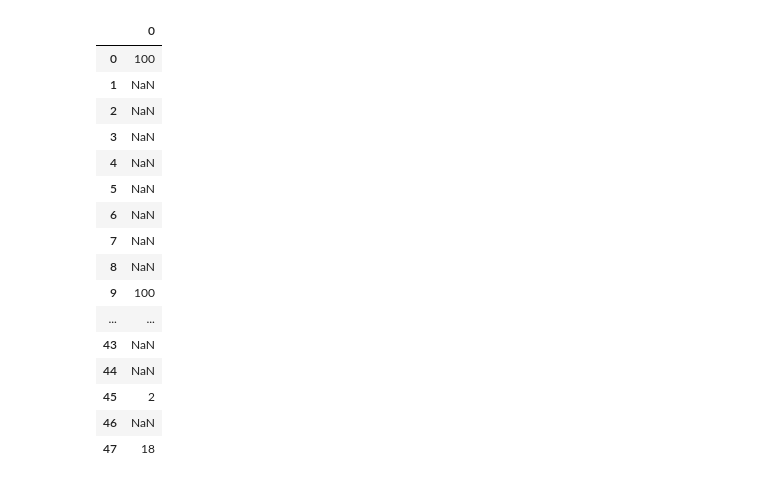
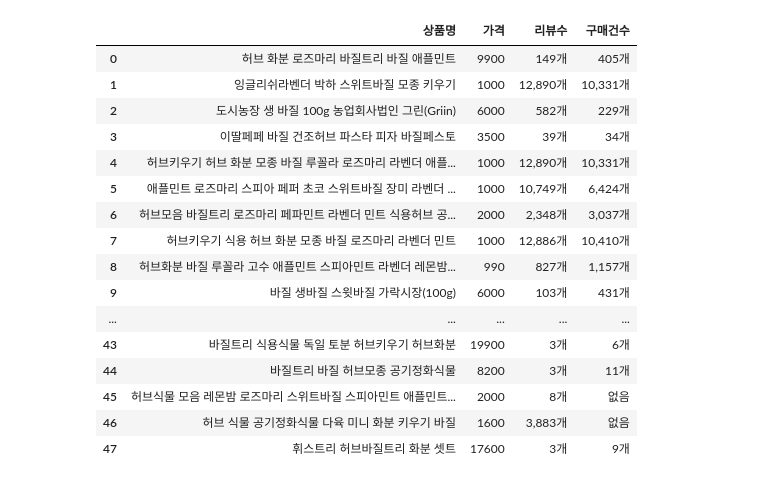
Before and after one commit to ysmin709/Get-Naver-Shopping-Data, a Jupyter notebook: CrawlingFromNaver.ipynb, the cells around one changed output. Drawn from its saved outputs; the diff is of its cells as text; code cells hidden in the pictures.

```diff
--- a/CrawlingFromNaver.ipynb
+++ b/CrawlingFromNaver.ipynb
@@ -64,20 +65,46 @@ df
-# %%
-df.상품명.str.extract('(\d+)')
-# %% [output]
-|  | 0 |
-| 0 | 100 |
-| 1 | NaN |
-| 2 | NaN |
-| 3 | NaN |
-| 4 | NaN |
-| 5 | NaN |
-| 6 | NaN |
-| 7 | NaN |
-| 8 | NaN |
-| 9 | 100 |
-| ... | ... |
-| 43 | NaN |
-| 44 | NaN |
-| 45 | 2 |
-| 46 | NaN |
-| 47 | 18 |
+# %%
+ext = df.상품명.str.extract('(\d+g|\d+kg|\d+KG)')
+
+for i in range(len(ext)):
+    if 'kg' in str(ext[0][i]):
+        temp = ext[0][i].split('kg')
+        ext[0][i] = int(temp[0]) * 1000
+    elif 'Kg' in str(ext[0][i]):
+        temp = ext[0][i].split('Kg')
+        ext[0][i] = int(temp[0]) * 1000
+    elif 'KG' in str(ext[0][i]):
+        temp = ext[0][i].split('KG')
+        ext[0][i] = int(temp[0]) * 1000
+    elif 'g' in str(ext[0][i]):
+        temp = ext[0][i].split('g')
+        ext[0][i] = int(temp[0])
+# %%
+price = df.가격
+for i in range(len(price)):
+    if ',' in price[i]:
+        b = price[i].split(',')
+        c = b[1].split('원')
+        d = b[0] + c[0]
+        df['가격'][i] = int(d)
+    else:
+        c = price[i].split('원')
+        df['가격'][i] = int(c[0])
+df
+# %% [output]
+|  | 상품명 | 가격 | 리뷰수 | 구매건수 |
+| 0 | 허브 화분 로즈마리 바질트리 바질 애플민트 | 9900 | 149개 | 405개 |
+| 1 | 잉글리쉬라벤더 박하 스위트바질 모종 키우기 | 1000 | 12,890개 | 10,331개 |
+| 2 | 도시농장 생 바질 100g 농업회사법인 그린(Griin) | 6000 | 582개 | 229개 |
+| 3 | 이딸페페 바질 건조허브 파스타 피자 바질페스토 | 3500 | 39개 | 34개 |
+| 4 | 허브키우기 허브 화분 모종 바질 루꼴라 로즈마리 라벤더 애플... | 1000 | 12,890개 | 10,331개 |
+| 5 | 애플민트 로즈마리 스피아 페퍼 초코 스위트바질 장미 라벤더 ... | 1000 | 10,749개 | 6,424개 |
+| 6 | 허브모음 바질트리 로즈마리 페파민트 라벤더 민트 식용허브 공... | 2000 | 2,348개 | 3,037개 |
+| 7 | 허브키우기 식용 허브 화분 모종 바질 로즈마리 라벤더 민트 | 1000 | 12,886개 | 10,410개 |
+| 8 | 허브화분 바질 루꼴라 고수 애플민트 스피아민트 라벤더 레몬밤... | 990 | 827개 | 1,157개 |
+| 9 | 바질 생바질 스윗바질 가락시장(100g) | 6000 | 103개 | 431개 |
+| ... | ... | ... | ... | ... |
+| 43 | 바질트리 식용식물 독일 토분 허브키우기 허브화분 | 19900 | 3개 | 6개 |
+| 44 | 바질트리 바질 허브모종 공기정화식물 | 8200 | 3개 | 11개 |
+| 45 | 허브식물 모음 레몬밤 로즈마리 스위트바질 스피아민트 애플민트... | 2000 | 8개 | 없음 |
+| 46 | 허브 식물 공기정화식물 다육 미니 화분 키우기 바질 | 1600 | 3,883개 | 없음 |
+| 47 | 휘스트리 허브바질트리 화분 셋트 | 17600 | 3개 | 9개 |
```
Also changed, not shown: parts of 6 cells of this notebook.
